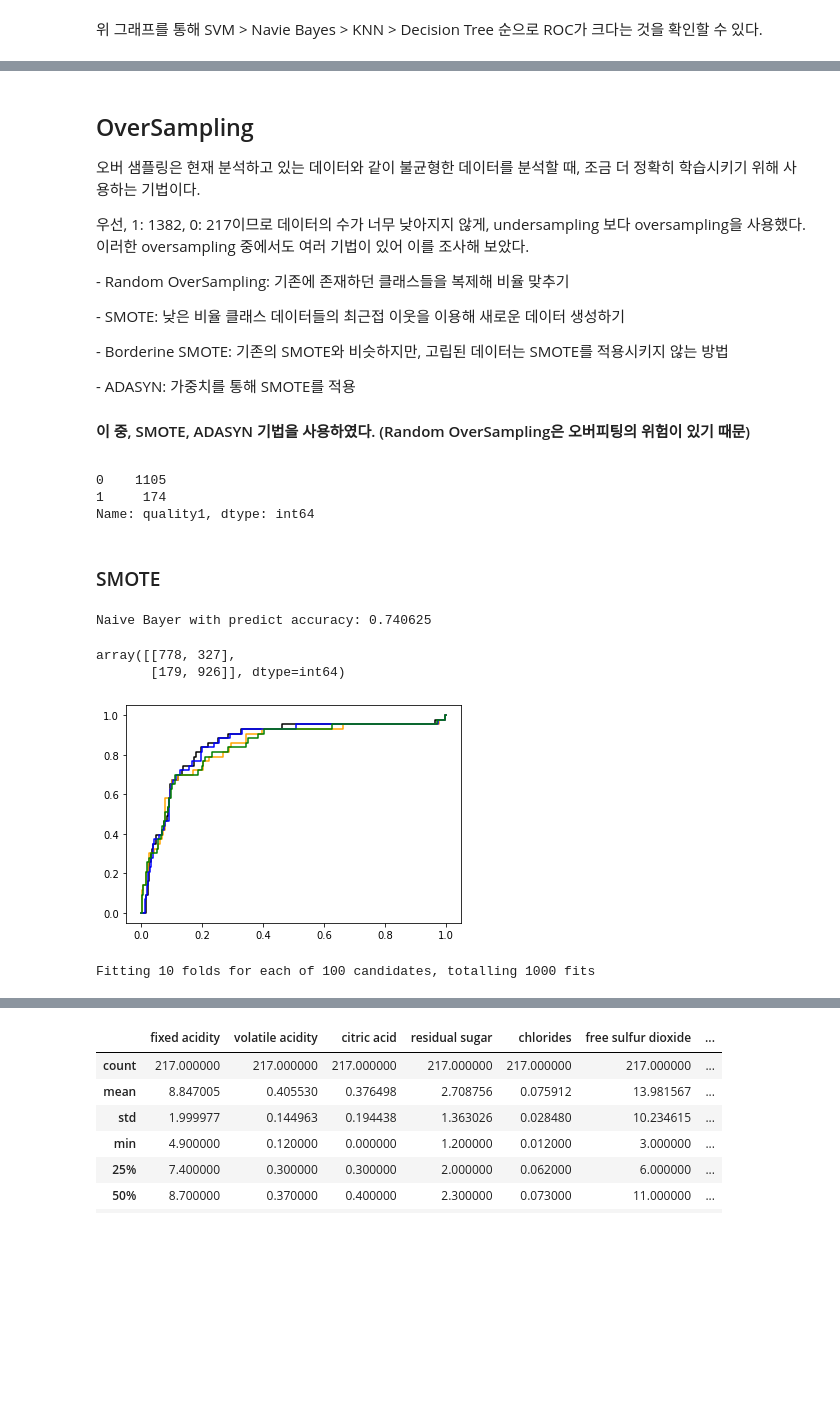
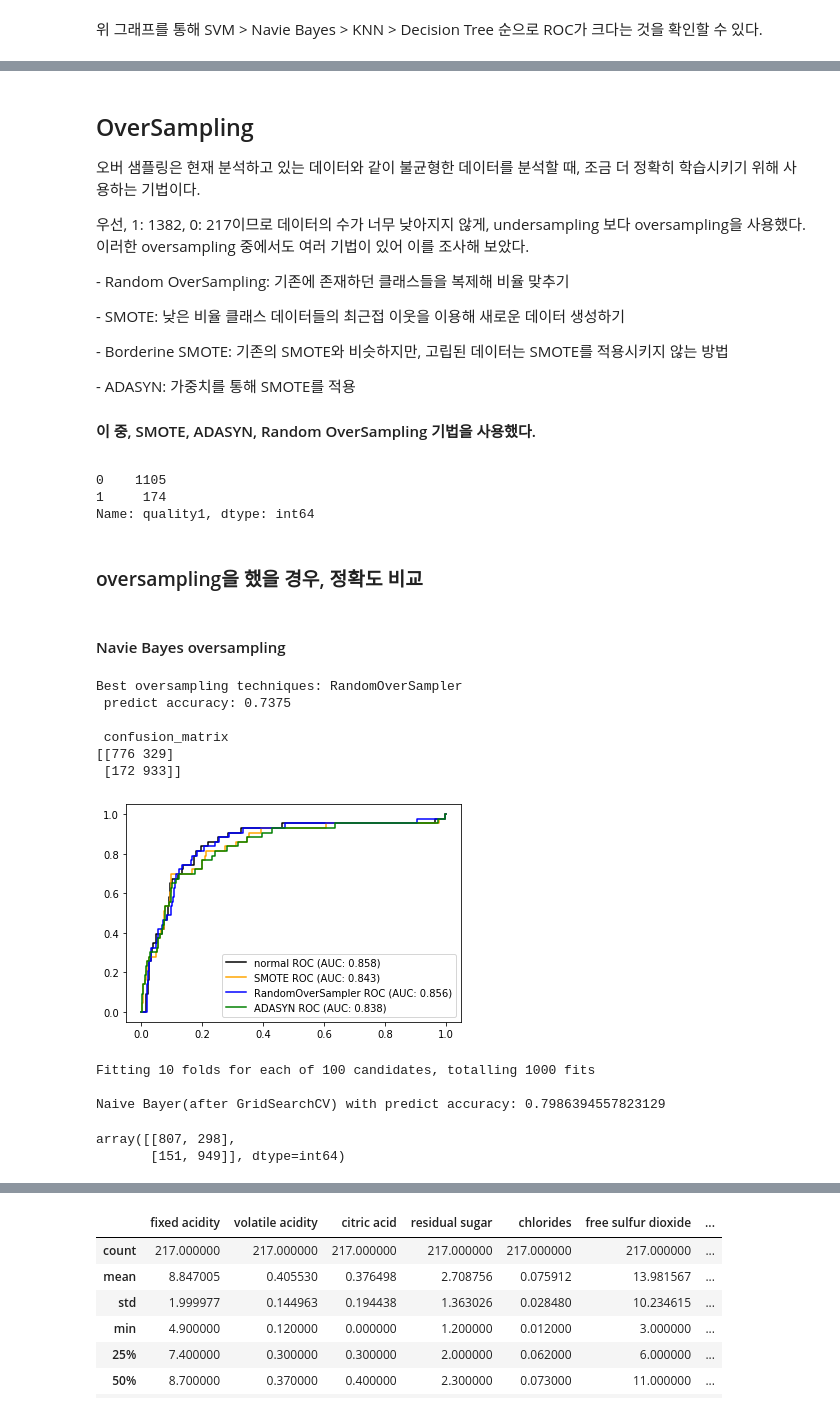
Before and after one commit to OseungKwon/Data-Mining, a Jupyter notebook: project/Project.ipynb, the cells around one changed output, grey strips where cells are left out. Cells and saved outputs as stored; diff of their text form; code cells hidden in the pictures; blank space fills up the shorter version.

```diff
--- a/project/Project.ipynb
+++ b/project/Project.ipynb
@@ -79,6 +70,7 @@ print('최적의 k는 :',best_k)
 # %%
 from sklearn.metrics import accuracy_score
 from sklearn.model_selection import cross_val_score
+kfold = KFold(n_splits=5, shuffle=True, random_state=0)
 # %% [markdown]
 #### SVM accuracy
 # %%
@@ -137,7 +129,8 @@ def plot_roc(model,color,label):
     prob = model.predict_proba(X_test)
     prob = prob[:, 1]
     fper, tper, thresholds = roc_curve(y_test, prob)
-    plt.plot(fper, tper, color=color, label=label)
+    roc_score = roc_auc_score(y_test, prob)
+    plt.plot(fper, tper, color=color, label='{0} (AUC: {1:.3f})'.format(label,roc_score))
 
 
 # Decision Tree
@@ -229,7 +221,7 @@ confusion matrix:
 <p> - Borderine SMOTE: 기존의 SMOTE와 비슷하지만, 고립된 데이터는 SMOTE를 적용시키지 않는 방법
 <p> - ADASYN: 가중치를 통해 SMOTE를 적용
 
-#### 이 중, SMOTE, ADASYN 기법을 사용하였다. (Random OverSampling은 오버피팅의 위험이 있기 때문)
+#### 이 중, SMOTE, ADASYN, Random OverSampling 기법을 사용했다.
 # %%
 from imblearn.over_sampling import RandomOverSampler
 from imblearn.over_sampling import ADASYN
@@ -238,8 +233,8 @@ y_train.value_counts()
 0    1105
 1     174
 Name: quality1, dtype: int64
-# %% [markdown]
-### SMOTE
+# %% [markdown]
+### oversampling을 했을 경우, 정확도 비교
 # %%
 #oversampling = SMOTE()
 #oversampling = RandomOverSampler(sampling_strategy='minority')
@@ -249,55 +244,52 @@ X_resampled, y_resampled = oversampling.fit_resample(X_train,y_train)
 print(y_resampled.value_counts())
 '''
 
-'''
-
-'''
-
 def plot_roc_oversampler(model,color,label):
     model.fit(X_resampled,y_resampled)
     prob = model.predict_proba(X_test)
     prob = prob[:, 1]
     fper, tper, thresholds = roc_curve(y_test, prob)
-    plt.plot(fper, tper, color=color, label=label)
+    roc_score = roc_auc_score(y_test, prob)
+    plt.plot(fper, tper, color=color, label='{0} (AUC: {1:.3f})'.format(label,roc_score))
 
-def resampler(sampler):
-    model = GaussianNB(priors=None, var_smoothing=1e-09)
-    X_resampled, y_resampled = sampler.fit_resample(X_train,y_train)
-    model.fit(X_resampled,y_resampled)
+def print_acc_cm(model,sampler):
+    prediction = cross_val_predict(model, X_resampled, y_resampled, cv=kfold)
+    predY = model.predict(X_test)
 
-    return model
+    cm = confusion_matrix(y_resampled, prediction)
+    acc = accuracy_score(y_test, predY)
+    print("Best oversampling techniques: {}\n predict accuracy: {}\n\n confusion_matrix\n{}".format(sampler,acc,cm))
+# %% [markdown]
+#### Navie Bayes oversampling
 # %%
 model = GaussianNB(priors=None, var_smoothing=1e-09)
-plot_roc(model, 'black','Decision Tree ROC')
+
+plot_roc(model, 'black','normal ROC')
 
 X_resampled, y_resampled = SMOTE().fit_resample(X_train,y_train)
 model.fit(X_resampled,y_resampled)
-plot_roc_oversampler(model, 'orange','Decision Tree ROC')
+plot_roc_oversampler(model, 'orange','SMOTE ROC')
 
 X_resampled, y_resampled = RandomOverSampler(sampling_strategy='minority').fit_resample(X_train,y_train)
 model.fit(X_resampled,y_resampled)
-plot_roc_oversampler(model, 'blue','Decision Tree ROC')
-
-prediction = cross_val_predict(model, X_resampled, y_resampled, cv=10)
-predY = model.predict(X_test)
-
-cm = confusion_matrix(y_resampled, prediction)
-acc = accuracy_score(y_test, predY)
-print("Naive Bayer with predict accuracy: {}".format(acc))
+plot_roc_oversampler(model, 'blue','RandomOverSampler ROC')
+print_acc_cm(model,'RandomOverSampler')
 
 X_resampled, y_resampled = ADASYN().fit_resample(X_train,y_train)
 model.fit(X_resampled,y_resampled)
-plot_roc_oversampler(model, 'green','Decision Tree ROC')
-cm
+plot_roc_oversampler(model, 'green','ADASYN ROC')
+
+plt.legend()
+plt.show()
 # %% [output]
-Naive Bayer with predict accuracy: 0.740625
+Best oversampling techniques: RandomOverSampler
+ predict accuracy: 0.7375
+
+ confusion_matrix
+[[776 329]
+ [172 933]]
-array([[778, 327],
-       [179, 926]], dtype=int64)
-[figure, old version]
+[figure, new version]
 # %%
-from sklearn.model_selection import GridSearchCV
-
-
 param_grid_nb = {
     'var_smoothing': np.logspace(0,-9, num=100)
     # var_smothing: 분산에 추가되는 모든 feature들의 가장 큰 분산의 일부
@@ -305,6 +297,19 @@ param_grid_nb = {
 
 nbModel_grid = GridSearchCV(estimator=GaussianNB(), param_grid=param_grid_nb, verbose=1, cv=10, n_jobs=-1)
 nbModel_grid.fit(X_resampled, y_resampled)
+
 best_grid = nbModel_grid.best_estimator_
+prediction = cross_val_predict(best_grid, X_resampled, y_resampled, cv=10)
+predY = best_grid.predict(X_resampled)
+
+acc = accuracy_score(y_resampled,predY)
+cm = confusion_matrix(y_resampled, prediction)
+
+print("\nNaive Bayer(after GridSearchCV) with predict accuracy: {}".format(acc))
+cm
 # %% [output]
 Fitting 10 folds for each of 100 candidates, totalling 1000 fits
+
+Naive Bayer(after GridSearchCV) with predict accuracy: 0.7986394557823129
+array([[807, 298],
+       [151, 949]], dtype=int64)
```
Also changed, not shown: parts of 28 cells of this notebook, 1 other file.
